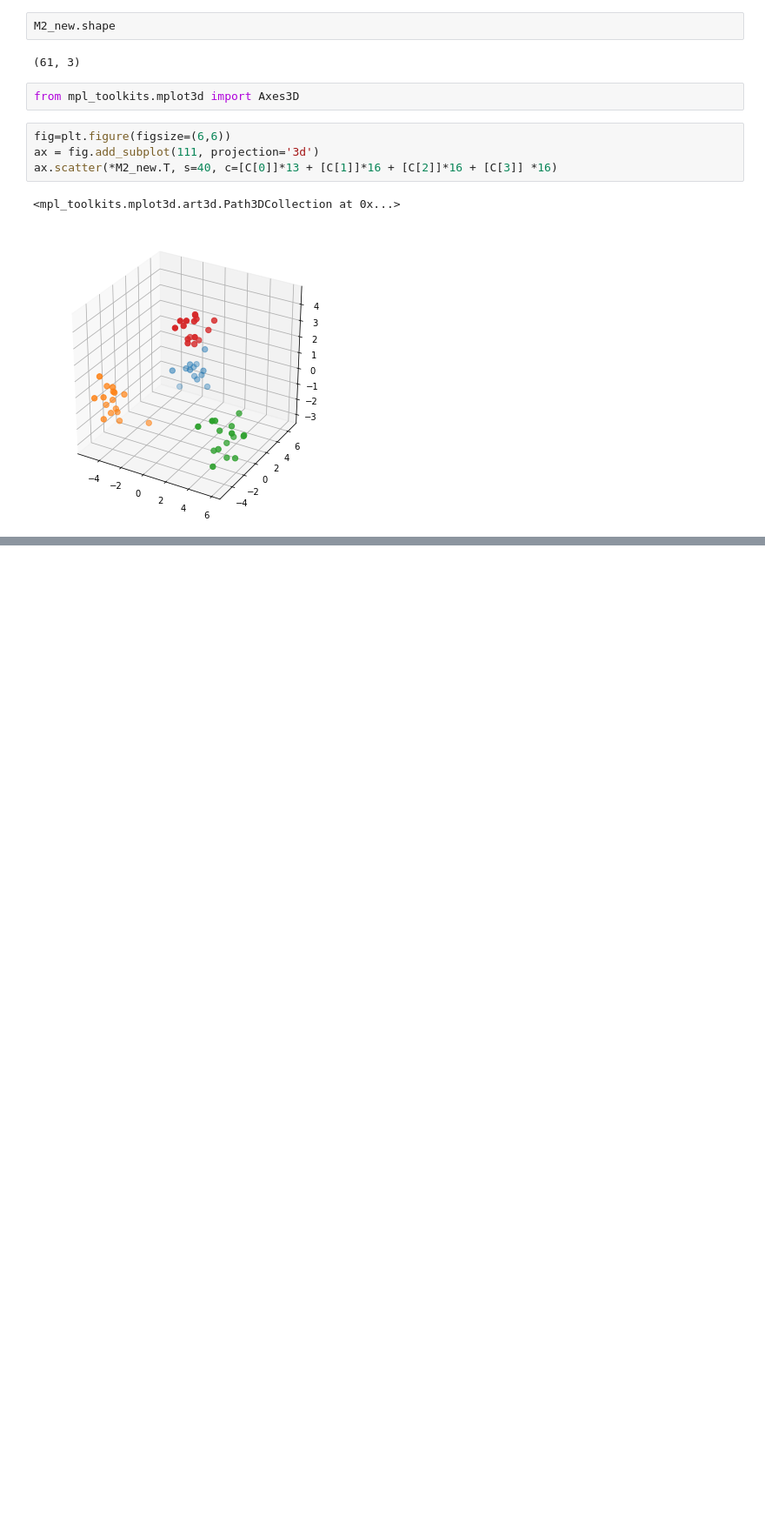
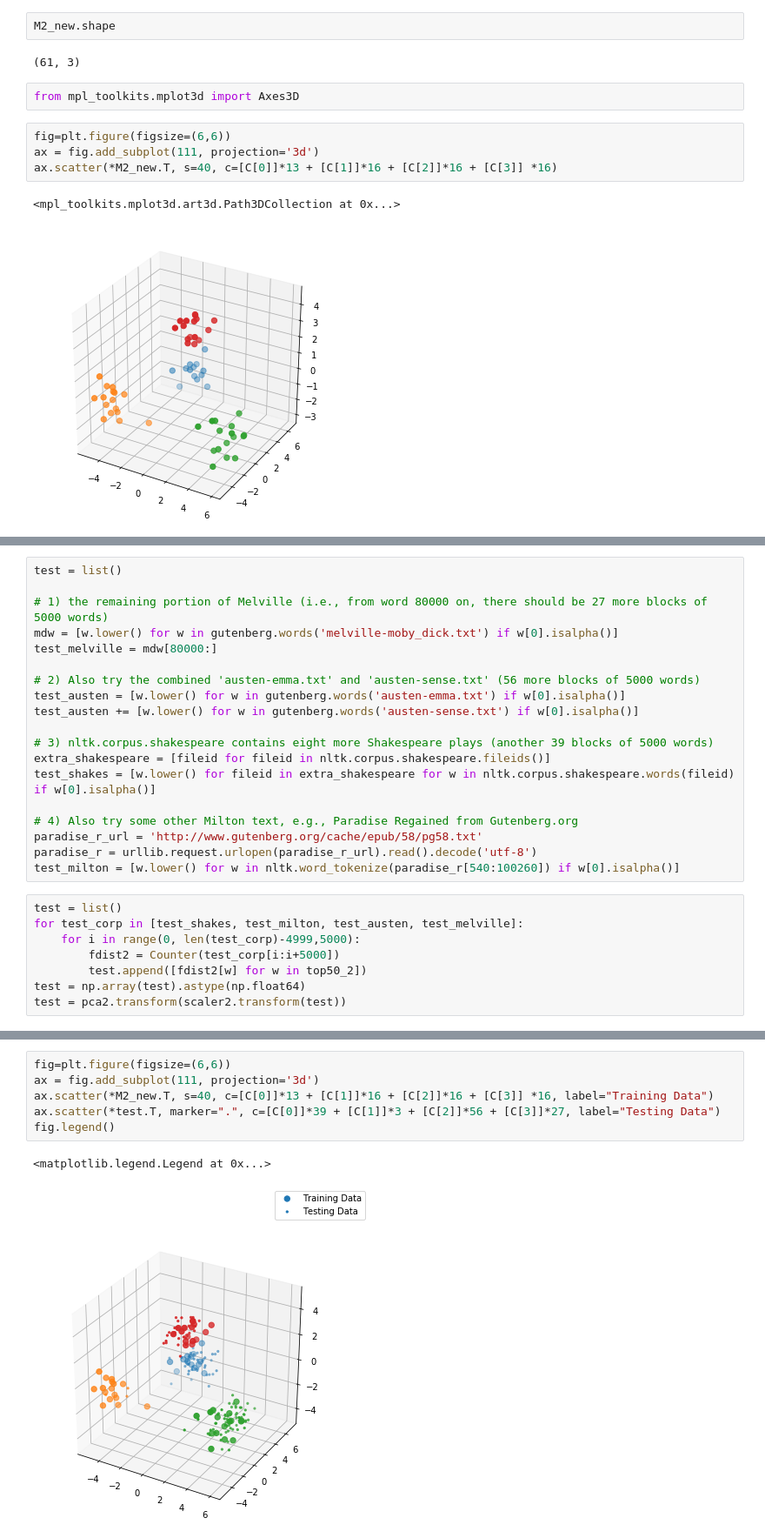
Before and after one commit to emtseng/sp20-info6010, a Jupyter notebook: s5.ipynb, the cells around one changed output, grey strips where cells are left out. Shown at 87% size. Saved outputs shown, nothing was run; the diff lists cells and outputs as text; blank space fills up the shorter version.

```diff
--- a/s5.ipynb
+++ b/s5.ipynb
@@ -115,0 +127,27 @@ ax.scatter(*M2_new.T, s=40, c=[C[0]]*13 + [C[1]]*16 + [C[2]]*16 + [C[3]] *16)
+# %%
+test = list()
+
+# 1) the remaining portion of Melville (i.e., from word 80000 on, there should be 27 more blocks of 5000 words)
+mdw = [w.lower() for w in gutenberg.words('melville-moby_dick.txt') if w[0].isalpha()]
+test_melville = mdw[80000:]
+
+# 2) Also try the combined 'austen-emma.txt' and 'austen-sense.txt' (56 more blocks of 5000 words)
+test_austen = [w.lower() for w in gutenberg.words('austen-emma.txt') if w[0].isalpha()]
+test_austen += [w.lower() for w in gutenberg.words('austen-sense.txt') if w[0].isalpha()]
+
+# 3) nltk.corpus.shakespeare contains eight more Shakespeare plays (another 39 blocks of 5000 words)
+extra_shakespeare = [fileid for fileid in nltk.corpus.shakespeare.fileids()]
+test_shakes = [w.lower() for fileid in extra_shakespeare for w in nltk.corpus.shakespeare.words(fileid) if w[0].isalpha()]
+
+# 4) Also try some other Milton text, e.g., Paradise Regained from Gutenberg.org
+paradise_r_url = 'http://www.gutenberg.org/cache/epub/58/pg58.txt'
+paradise_r = urllib.request.urlopen(paradise_r_url).read().decode('utf-8')
+test_milton = [w.lower() for w in nltk.word_tokenize(paradise_r[540:100260]) if w[0].isalpha()]
+# %%
+test = list()
+for test_corp in [test_shakes, test_milton, test_austen, test_melville]:
+    for i in range(0, len(test_corp)-4999,5000):
+        fdist2 = Counter(test_corp[i:i+5000])
+        test.append([fdist2[w] for w in top50_2])
+test = np.array(test).astype(np.float64)
+test = pca2.transform(scaler2.transform(test))
@@ -115,0 +192,9 @@ ax.scatter(*M2_new.T, s=40, c=[C[0]]*13 + [C[1]]*16 + [C[2]]*16 + [C[3]] *16)
+# %%
+fig=plt.figure(figsize=(6,6))
+ax = fig.add_subplot(111, projection='3d')
+ax.scatter(*M2_new.T, s=40, c=[C[0]]*13 + [C[1]]*16 + [C[2]]*16 + [C[3]] *16, label="Training Data")
+ax.scatter(*test.T, marker=".", c=[C[0]]*39 + [C[1]]*3 + [C[2]]*56 + [C[3]]*27, label="Testing Data")
+fig.legend()
+# %% [output]
+<matplotlib.legend.Legend at 0x...>
+[figure, added]
```
Also changed, not shown: parts of 12 cells of this notebook, 1 other file.
